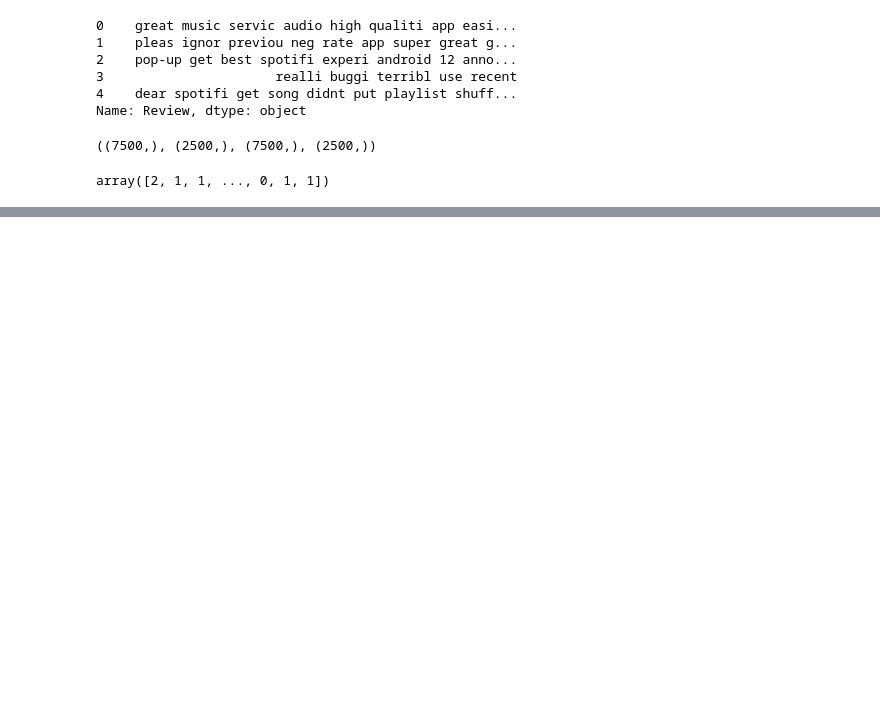
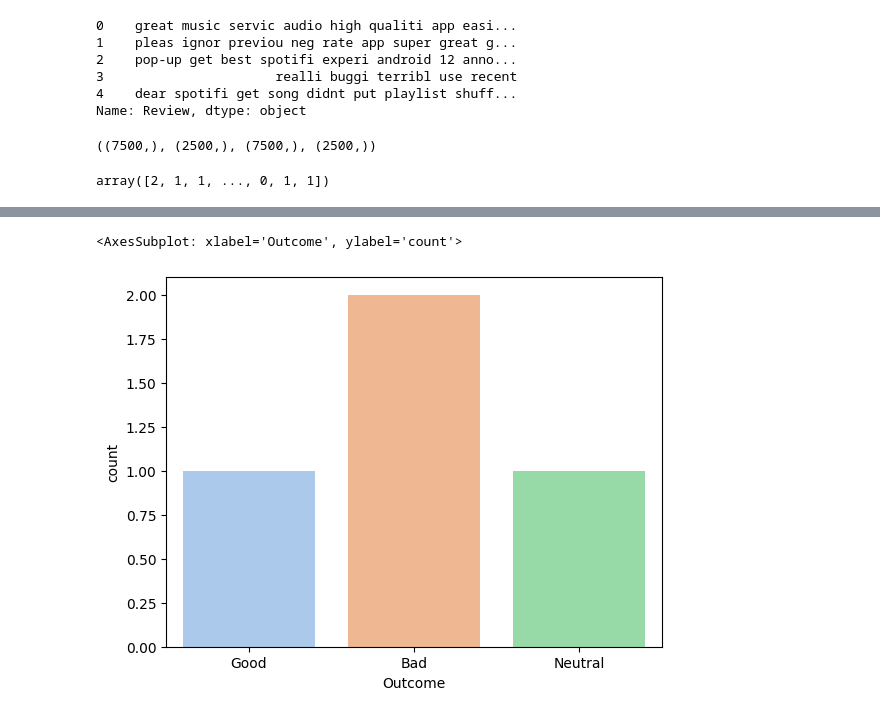
Before and after one commit to sayamiky/ai2, a Jupyter notebook: SpotifyAnalysis/main.ipynb, the cells around one changed output, grey strips where cells are left out. Drawn from its saved outputs; the diff is of its cells as text; code cells hidden in the pictures; blank space fills up the shorter version.

```diff
--- a/SpotifyAnalysis/main.ipynb
+++ b/SpotifyAnalysis/main.ipynb
@@ -171,0 +232,11 @@ print(X_train_tfidf)
+# %%
+test_reviews = ['This is a great app!',
+ 'No control options from my phones ',
+ 'I like the song selection, but the ads are annoying',
+ 'bad ui']
+pred = mnb1.predict(cv.transform(test_reviews))
+pred_transformed = le.inverse_transform(pred).tolist()
+# %%
+result = pd.DataFrame({'Reviews':test_reviews,
+ 'Outcome': pred_transformed})
+result
@@ -171,0 +249,5 @@ print(X_train_tfidf)
+# %%
+sns.countplot(x='Outcome', data=result, palette='pastel')
+# %% [output]
+<AxesSubplot: xlabel='Outcome', ylabel='count'>
+[figure, added]
```
Also changed, not shown: parts of 12 cells of this notebook, 5 other files.
